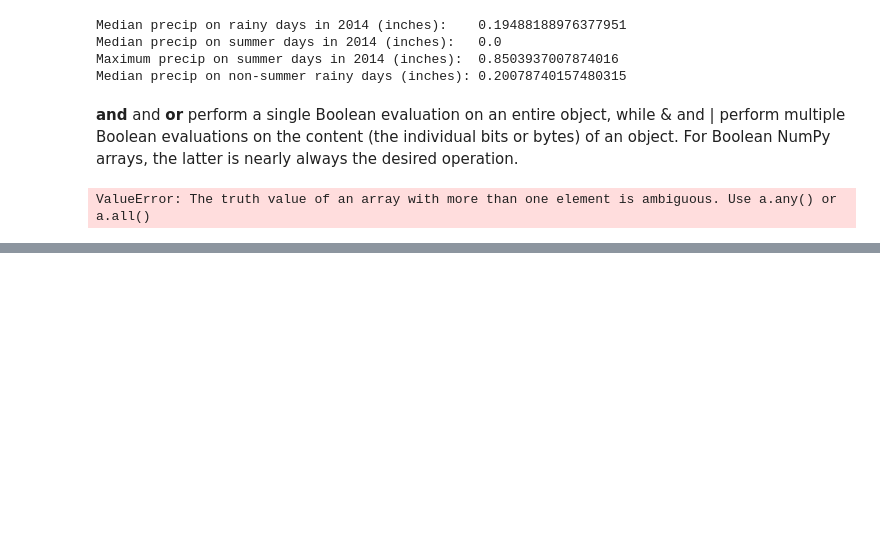
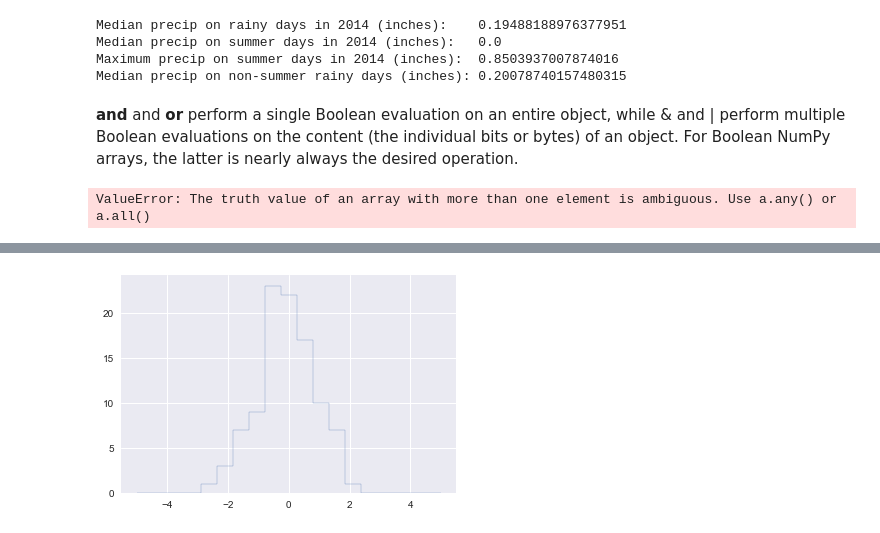
Before and after one commit to jbuisine/python-learn, a Jupyter notebook: 02.Numpy/Numpy.ipynb, the cells around one changed output, grey strips where cells are left out. Cells and saved outputs as stored; diff of their text form; code cells hidden in the pictures; blank space fills up the shorter version.

```diff
--- a/02.Numpy/Numpy.ipynb
+++ b/02.Numpy/Numpy.ipynb
@@ -1111,0 +1288,4 @@ ValueError: The truth value of an array with more than one element is ambiguous.
+# %%
+plt.hist(x, bins, histtype='step'); # same in one line
+# %% [output]
+[figure, added]
```
Also changed, not shown: parts of 59 cells of this notebook.
